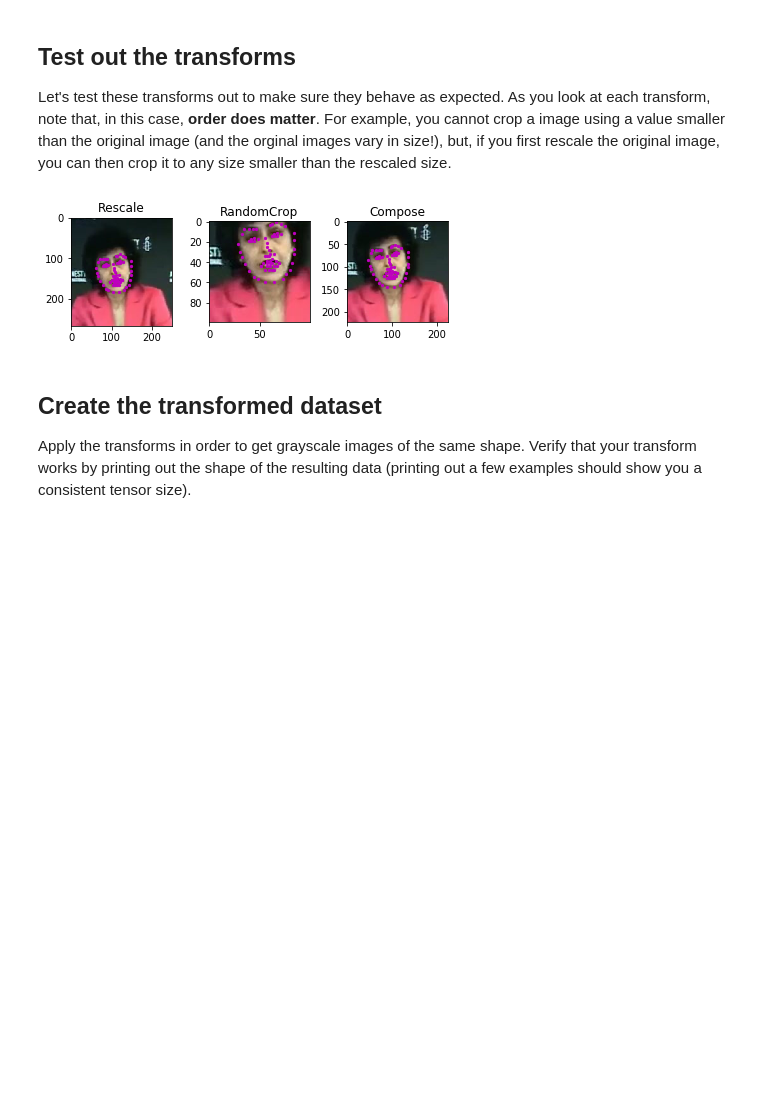
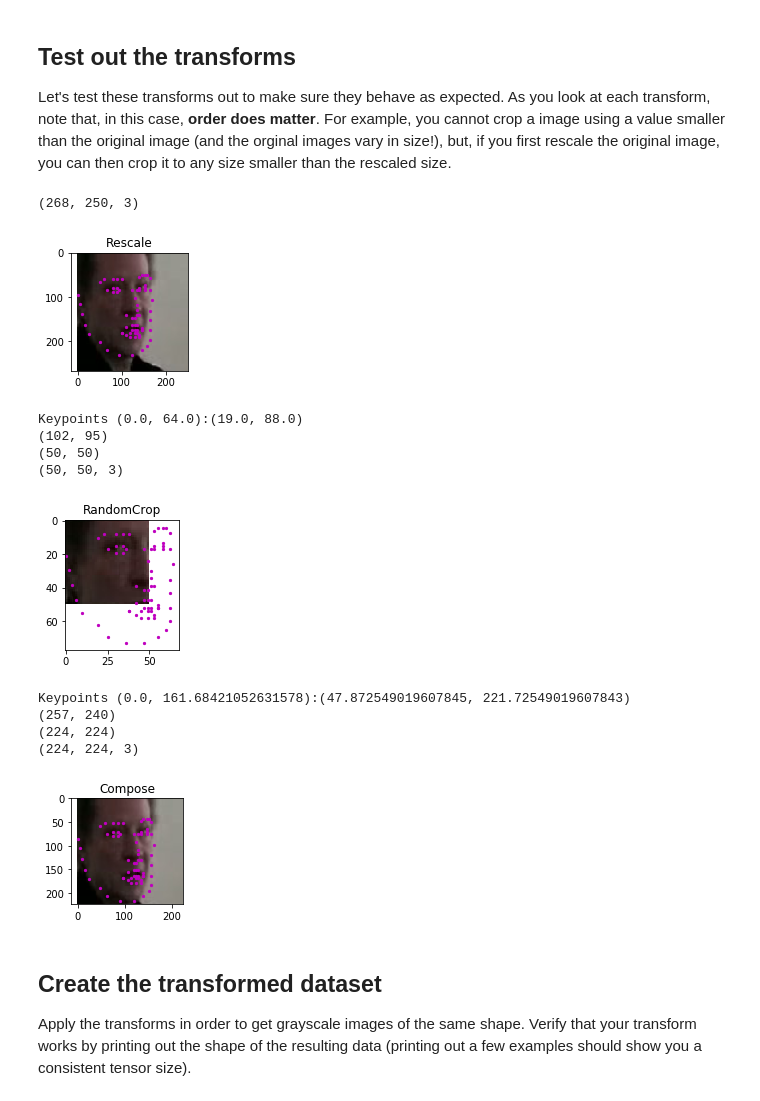
Before and after one commit to ChrisShepherd81/Facial-Keypoints, a Jupyter notebook: 1. Load and Visualize Data.ipynb, the cells around one changed output. Saved outputs shown, nothing was run; the diff lists cells and outputs as text; code cells hidden in the pictures; blank space fills up the shorter version.

```diff
--- a/1. Load and Visualize Data.ipynb
+++ b/1. Load and Visualize Data.ipynb
@@ -68,6 +68,9 @@ for i in range(key_pts_frame.shape[0]):
         key_pt[:,0].max() > image.shape[1] or key_pt[:,1].max() > image.shape[0]:
             print("Keypoints for image {} not completely visible".format(image_name))
 
+    #Check if all keypoints exists
+    if key_pt.shape[0] == 68 and  key_pt.shape[0] == 2:
+            print("Not all keypoints for image {}".format(image_name))
 
     #Save minimum and maximum image sizes
     if image.shape[:2] > max_image_size:
@@ -114,7 +138,8 @@ def show_keypoints(image, key_pts):
 # Display a few different types of images by changing the index n
 
 # select an image by index in our data frame
-n = 123
+n = 350
+
 image_name = key_pts_frame.iloc[n, 0]
 key_pts = key_pts_frame.iloc[n, 1:].as_matrix()
 key_pts = key_pts.astype('float').reshape(-1, 2)
@@ -258,7 +259,6 @@ Observe below how these transforms are generally applied to both the image and i
 import torch
 from torchvision import transforms, utils
 # tranforms
-
 class Normalize(object):
     """Convert a color image to grayscale and normalize the color range to [0,1]."""
 
@@ -275,9 +275,7 @@ class Normalize(object):
         image_copy=  image_copy/255.0
 
         # scale keypoints to be centered around 0 with a range of [-1, 1]
-        # mean = 100, sqrt = 50, so, pts should be (pts - 100)/50
-        key_pts_copy = (key_pts_copy - 100)/50.0
-
+        key_pts_copy = (key_pts_copy - image_copy.shape[0])/(image_copy.shape[0]/2)
 
         return {'image': image_copy, 'keypoints': key_pts_copy}
 
@@ -336,11 +334,24 @@ class RandomCrop(object):
     def __call__(self, sample):
         image, key_pts = sample['image'], sample['keypoints']
 
-        h, w = image.shape[:2]
+        img_h, img_w = image.shape[:2]
         new_h, new_w = self.output_size
 
-        top = np.random.randint(0, h - new_h)
-        left = np.random.randint(0, w - new_w)
+        key_x_size = key_pts[:,0].min(), key_pts[:,0].max()
+        key_y_size = key_pts[:,1].min(), key_pts[:,1].max()
+
+        print("Keypoints {}:{}".format(key_x_size, key_y_size))
+
+        print(image.shape[:2])
+        print(self.output_size)
+
+        max_crop_h = img_h - new_h
+        max_crop_w = img_w - new_w
+
+        assert max_crop_w >= 0 and max_crop_h >= 0
+
+        top = np.random.randint(0, max(1, min(key_y_size[0], max_crop_h)))
+        left = np.random.randint(0,max(1, min(key_x_size[0], max_crop_w)))
 
         image = image[top: top + new_h,
                       left: left + new_w]
@@ -375,26 +386,37 @@ Let's test these transforms out to make sure they behave as expected. As you loo
 # %%
 # test out some of these transforms
 rescale = Rescale(250)
-crop = RandomCrop(100)
-composed = transforms.Compose([Rescale(250),
+crop = RandomCrop(50)
+composed = transforms.Compose([Rescale(240),
                                RandomCrop(224)])
 
 # apply the transforms to a sample image
-test_num = 666
+test_num = 2341
 sample = face_dataset[test_num]
 
 fig = plt.figure()
 for i, tx in enumerate([rescale, crop, composed]):
     transformed_sample = tx(sample)
 
     ax = plt.subplot(1, 3, i + 1)
     plt.tight_layout()
     ax.set_title(type(tx).__name__)
     show_keypoints(transformed_sample['image'], transformed_sample['keypoints'])
 
 plt.show()
 # %% [output]
+(268, 250, 3)
-[figure, old version]
+[figure, new version]
+Keypoints (0.0, 64.0):(19.0, 88.0)
+(102, 95)
+(50, 50)
+(50, 50, 3)
+[figure, added]
+Keypoints (0.0, 161.68421052631578):(47.872549019607845, 221.72549019607843)
+(257, 240)
+(224, 224)
+(224, 224, 3)
+[figure, added]
 # %% [markdown]
 ## Create the transformed dataset
 
```
Also changed, not shown: parts of 9 cells of this notebook, 5 other files.
